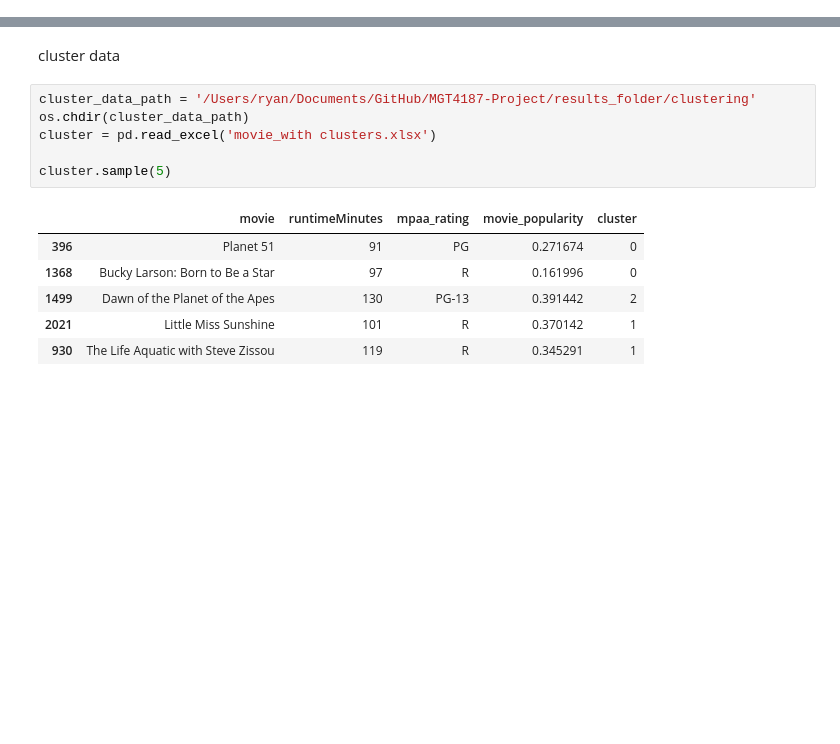
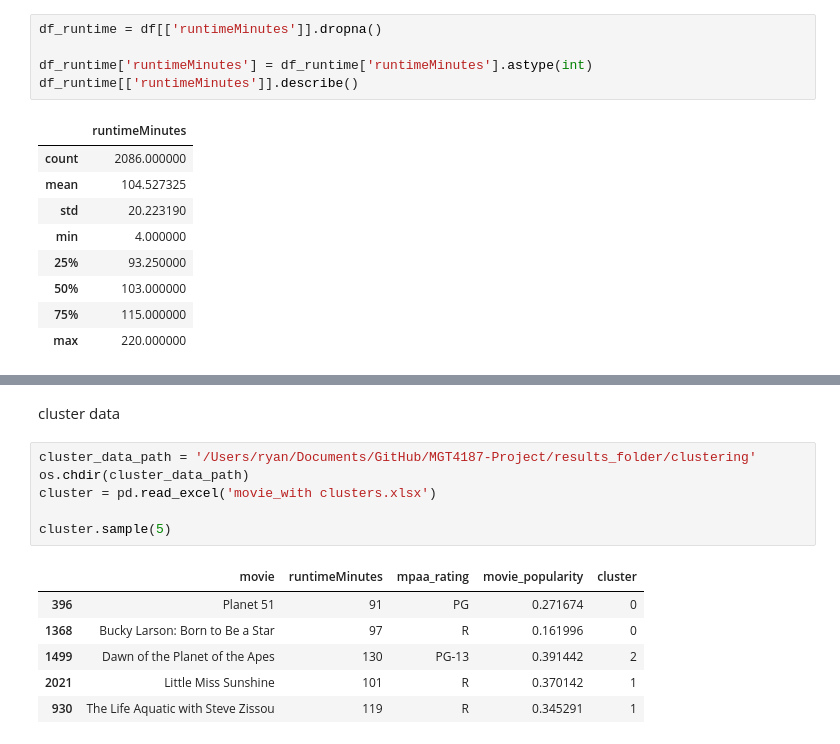
Before and after one commit to ZhimingMei/MGT4187-Project, a Jupyter notebook: results_folder/regression_all_log.ipynb, the cells around one changed output, grey strips where cells are left out. Drawn from its saved outputs; the diff is of its cells as text; blank space fills up the shorter version.

```diff
--- a/results_folder/regression_all_log.ipynb
+++ b/results_folder/regression_all_log.ipynb
@@ -51,0 +36,15 @@ df[['same_period_indicator', 'same_period_profit', 'same_period_rating', 'same_p
+# %%
+df_runtime = df[['runtimeMinutes']].dropna()
+
+df_runtime['runtimeMinutes'] = df_runtime['runtimeMinutes'].astype(int)
+df_runtime[['runtimeMinutes']].describe()
+# %% [output]
+|  | runtimeMinutes |
+| count | 2086.000000 |
+| mean | 104.527325 |
+| std | 20.223190 |
+| min | 4.000000 |
+| 25% | 93.250000 |
+| 50% | 103.000000 |
+| 75% | 115.000000 |
+| max | 220.000000 |
```
Also changed, not shown: parts of 6 cells of this notebook.
